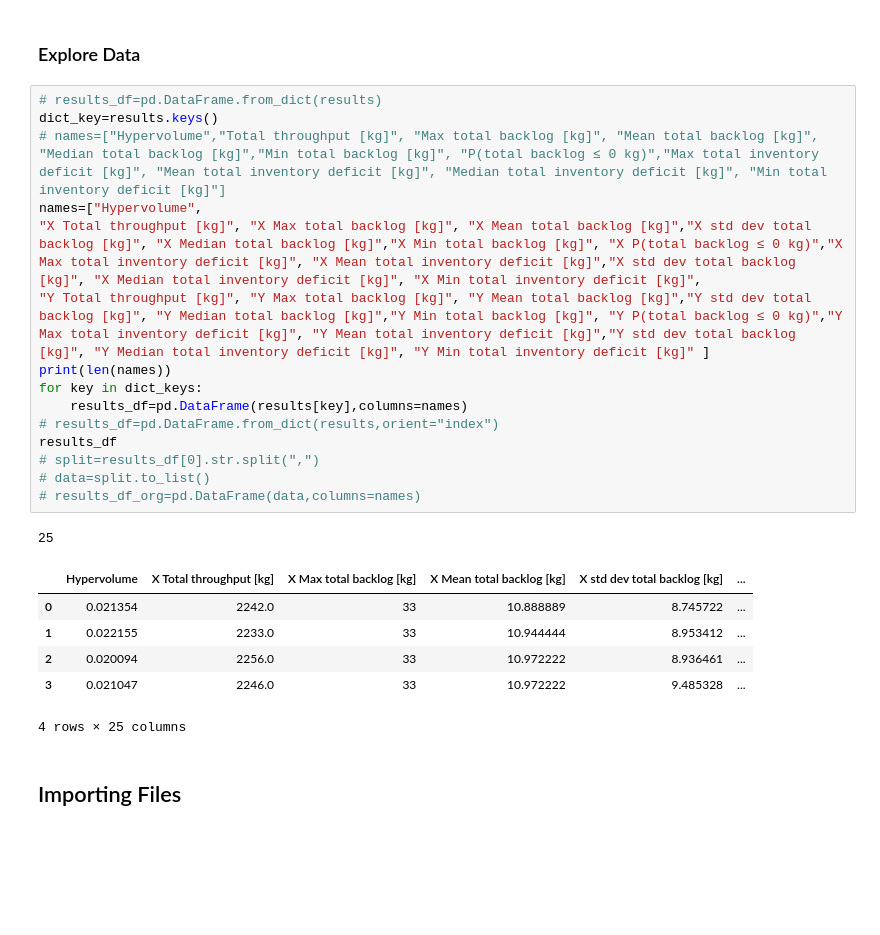
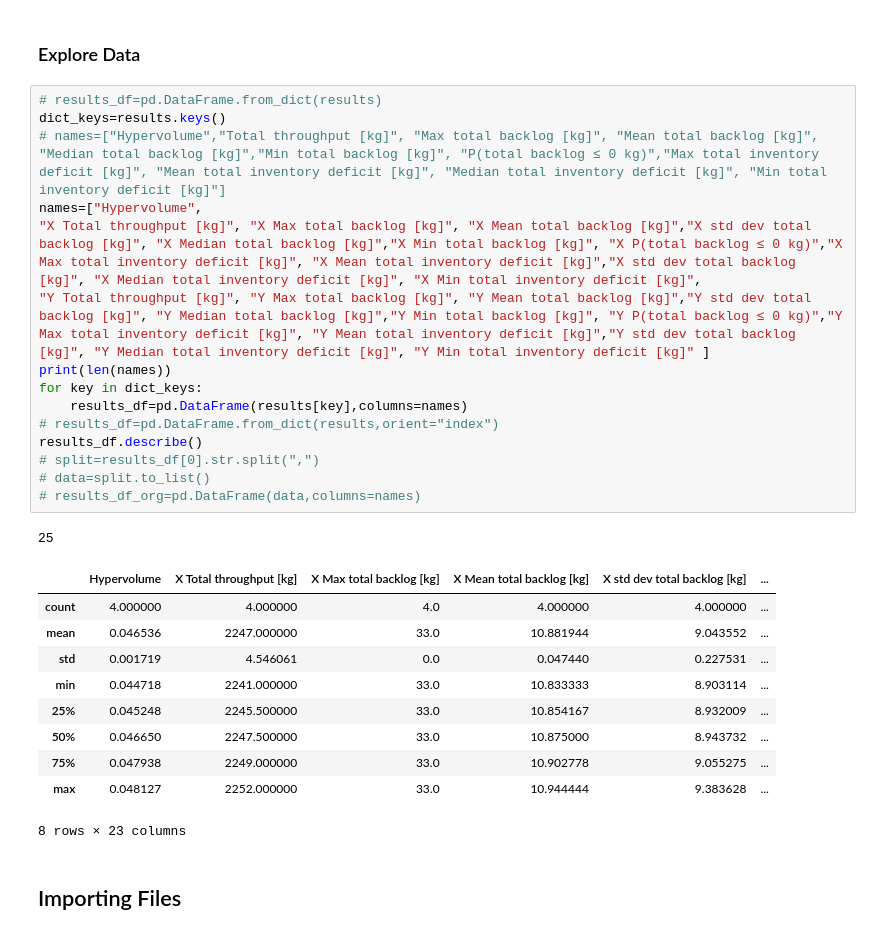
Before and after one commit to DTKx/capacityplanpy, a Jupyter notebook: 02_implementacao/reproduction.ipynb, the cells around one changed output. Cells and saved outputs as stored; diff of their text form; blank space fills up the shorter version.

```diff
--- a/02_implementacao/reproduction.ipynb
+++ b/02_implementacao/reproduction.ipynb
@@ -28,27 +28,31 @@ infile.close()
 ### Explore Data
 # %%
 # results_df=pd.DataFrame.from_dict(results)
-dict_key=results.keys()
+dict_keys=results.keys()
 # names=["Hypervolume","Total throughput [kg]", "Max total backlog [kg]", "Mean total backlog [kg]", "Median total backlog [kg]","Min total backlog [kg]", "P(total backlog ≤ 0 kg)","Max total inventory deficit [kg]", "Mean total inventory deficit [kg]", "Median total inventory deficit [kg]", "Min total inventory deficit [kg]"]
 names=["Hypervolume",
 "X Total throughput [kg]", "X Max total backlog [kg]", "X Mean total backlog [kg]","X std dev total backlog [kg]", "X Median total backlog [kg]","X Min total backlog [kg]", "X P(total backlog ≤ 0 kg)","X Max total inventory deficit [kg]", "X Mean total inventory deficit [kg]","X std dev total backlog [kg]", "X Median total inventory deficit [kg]", "X Min total inventory deficit [kg]",
 "Y Total throughput [kg]", "Y Max total backlog [kg]", "Y Mean total backlog [kg]","Y std dev total backlog [kg]", "Y Median total backlog [kg]","Y Min total backlog [kg]", "Y P(total backlog ≤ 0 kg)","Y Max total inventory deficit [kg]", "Y Mean total inventory deficit [kg]","Y std dev total backlog [kg]", "Y Median total inventory deficit [kg]", "Y Min total inventory deficit [kg]" ]
 print(len(names))
 for key in dict_keys:
     results_df=pd.DataFrame(results[key],columns=names)
 # results_df=pd.DataFrame.from_dict(results,orient="index")
-results_df
+results_df.describe()
 # split=results_df[0].str.split(",")
 # data=split.to_list()
 # results_df_org=pd.DataFrame(data,columns=names)
 # %% [output]
 25
 |  | Hypervolume | X Total throughput [kg] | X Max total backlog [kg] | X Mean total backlog [kg] | X std dev total backlog [kg] | ... |
-| 0 | 0.021354 | 2242.0 | 33 | 10.888889 | 8.745722 | ... |
-| 1 | 0.022155 | 2233.0 | 33 | 10.944444 | 8.953412 | ... |
-| 2 | 0.020094 | 2256.0 | 33 | 10.972222 | 8.936461 | ... |
-| 3 | 0.021047 | 2246.0 | 33 | 10.972222 | 9.485328 | ... |
+| count | 4.000000 | 4.000000 | 4.0 | 4.000000 | 4.000000 | ... |
+| mean | 0.046536 | 2247.000000 | 33.0 | 10.881944 | 9.043552 | ... |
+| std | 0.001719 | 4.546061 | 0.0 | 0.047440 | 0.227531 | ... |
+| min | 0.044718 | 2241.000000 | 33.0 | 10.833333 | 8.903114 | ... |
+| 25% | 0.045248 | 2245.500000 | 33.0 | 10.854167 | 8.932009 | ... |
+| 50% | 0.046650 | 2247.500000 | 33.0 | 10.875000 | 8.943732 | ... |
+| 75% | 0.047938 | 2249.000000 | 33.0 | 10.902778 | 9.055275 | ... |
+| max | 0.048127 | 2252.000000 | 33.0 | 10.944444 | 9.383628 | ... |
-4 rows × 25 columns
+8 rows × 23 columns
 # %% [markdown]
 ## Importing Files
 # %%
```
Also changed, not shown: 2 other files.
